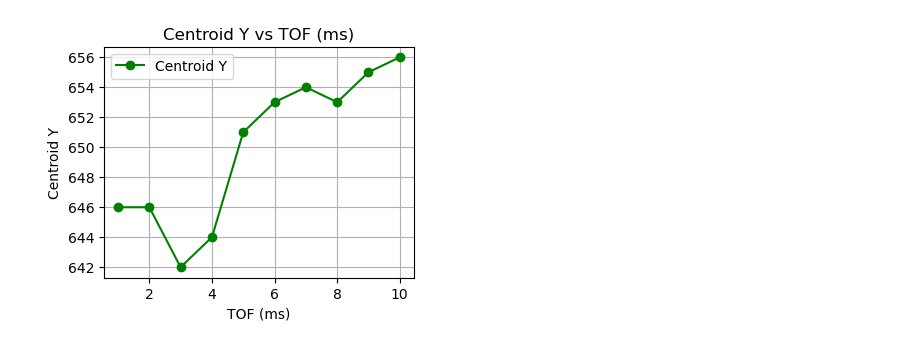
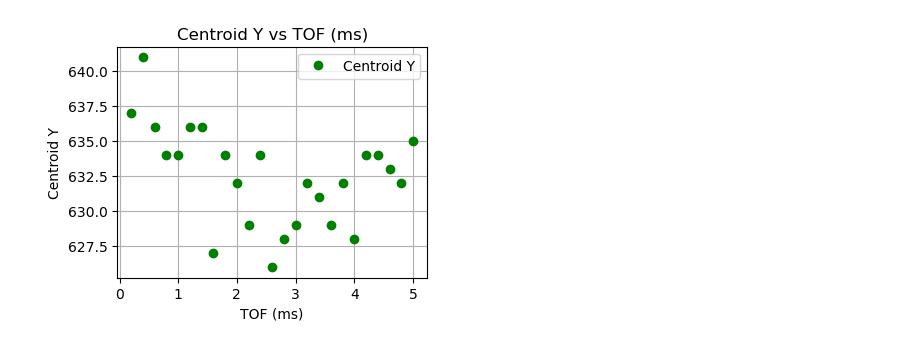
Before and after one commit to harrykendell/ARTIQ, a Jupyter notebook: analysis/plotting_data_post_analysis.ipynb, the cells around one changed output. Cells and saved outputs as stored; diff of their text form; code cells hidden in the pictures.

Commit message:
Plotting working fine, temp fitting has to be modified

```diff
--- a/analysis/plotting_data_post_analysis.ipynb
+++ b/analysis/plotting_data_post_analysis.ipynb
@@ -119,25 +134,35 @@ File 1: ../results/2025-07-10/19/000006558-AbsorptionImageExpFrag.h5
 # %%
+
+
+#example of the data structure in the file
 all = [
-"ndscan.rid_6558.analysis_results",
-"ndscan.rid_6558.annotations",
-"ndscan.rid_6558.axes",
-"ndscan.rid_6558.channels",
-"ndscan.rid_6558.completed",
-"ndscan.rid_6558.fragment_fqn",
-"ndscan.rid_6558.ndscan_schema_revision",
-"ndscan.rid_6558.online_analyses",
-"ndscan.rid_6558.points.axis_0",
-"ndscan.rid_6558.points.channel_atom_number",
-"ndscan.rid_6558.points.channel_info",
-"ndscan.rid_6558.seed",
-"ndscan.rid_6558.source_id",
+"ndscan.rid_6597.analysis_results",
+"ndscan.rid_6597.annotations",
+"ndscan.rid_6597.axes",
+"ndscan.rid_6597.channels",
+"ndscan.rid_6597.completed",
+"ndscan.rid_6597.fragment_fqn",
+"ndscan.rid_6597.ndscan_schema_revision",
+"ndscan.rid_6597.online_analyses",
+"ndscan.rid_6597.points.axis_0",
+"ndscan.rid_6597.points.channel_atom_number",
+"ndscan.rid_6597.points.channel_info",
+"ndscan.rid_6597.seed",
+"ndscan.rid_6597.source_id",
 ]
 
 
 # Extracting the values and the units from the files
 f1 = h5py.File(files_directory[0], "r")
-a = f1["datasets"]["ndscan.rid_6558.points.channel_info"][()]
+print(f1)
+#extract file name and run number from the file path
 
+file_name = os.path.basename(files_directory[0])
+run_number = int(file_name.split("-")[0])
+c="ndscan.rid_"+str(run_number)+".points.channel_info"
+d="ndscan.rid_"+str(run_number)+".points.axis_0"
+
+a= f1["datasets"][c][()]
 
 peakx = []
 peaky = []
@@ -159,6 +184,7 @@ for i in range(a.shape[0]):
     if isinstance(a[i], bytes):
         decoded = a[i].decode("utf-8")
         lines = decoded.split("\n")
+
     else:
         lines = a[i]
 
@@ -223,62 +249,62 @@ for i in range(a.shape[0]):
                             z0.append(value)
 
 # plot the atom number vs the scan parameter(TOF)
-def plot_atom_number_vs_scan_param(atom_number, scan_param):
+def plot_atom_number_vs_scan_param(atom_number, scan_param, d):
     """
     Plot atom number vs scan parameter from the given HDF5 file.
     """
-    scan_params = f1["datasets"]["ndscan.rid_6558.points.axis_0"][()]
+    scan_params = f1["datasets"][d][()]
 
     plt.figure(figsize=(4, 3))
-    plt.plot(scan_params*1e3, atom_number, marker='o', linestyle='-', color='b')
+    plt.plot(scan_params*1e3, atom_number, marker='o', linestyle='none', color='b')
     plt.xlabel(scan_param)
     plt.ylabel("Atom Number")
     plt.title("Atom Number vs " + scan_param)
     plt.grid()
     plt.show()
-plot_atom_number_vs_scan_param(atom_number, "TOF (ms)")
+plot_atom_number_vs_scan_param(atom_number, "TOF (ms)",d)
 
 
 # plot the diameterx vs the scan parameter(TOF)
-def plot_diameterx_vs_scan_param(diameterx, scan_param):
+def plot_diameterx_vs_scan_param(diameterx, scan_param, d):
     """
     Plot diameterx vs scan parameter from the given HDF5 file.
     """
-    scan_params = f1["datasets"]["ndscan.rid_6558.points.axis_0"][()]
+    scan_params = f1["datasets"][d][()]
 
     plt.figure(figsize=(4, 3))
-    plt.plot(scan_params*1e3, diameterx, marker='o', linestyle='-', color='r')
+    plt.plot(scan_params*1e3, diameterx, marker='o', linestyle='none', color='r')
     plt.xlabel(scan_param)
     plt.ylabel("Diameter X")
     plt.title("Diameter X vs " + scan_param)
     plt.grid()
     plt.show()
-plot_diameterx_vs_scan_param(sx, "TOF (ms)")
+plot_diameterx_vs_scan_param(sx, "TOF (ms)", d)
 
-def plot_diametery_vs_scan_param(diametery, scan_param):
+def plot_diametery_vs_scan_param(diametery, scan_param, d):
     """
     Plot diametery vs scan parameter from the given HDF5 file.
     """
-    scan_params = f1["datasets"]["ndscan.rid_6558.points.axis_0"][()]
+    scan_params = f1["datasets"][d][()]
 
     plt.figure(figsize=(4, 3))
-    plt.plot(scan_params*1e3, diametery, marker='o', linestyle='-', color='g')
+    plt.plot(scan_params*1e3, diametery, marker='o', linestyle='none', color='g')
     plt.xlabel(scan_param)
     plt.ylabel("Diameter Y")
     plt.title("Diameter Y vs " + scan_param)
     plt.grid()
     plt.show()
-plot_diametery_vs_scan_param(sy, "TOF (ms)")
+plot_diametery_vs_scan_param(sy, "TOF (ms)", d)
 
 
-def plot_centroid_vs_scan_param(centroidx, scan_param):
+def plot_centroid_vs_scan_param(centroidx, scan_param, d):
     """
     Plot centroid vs scan parameter from the given HDF5 file.
     """
-    scan_params = f1["datasets"]["ndscan.rid_6558.points.axis_0"][()]
+    scan_params = f1["datasets"][d][()]
 
     plt.figure(figsize=(4, 3))
-    plt.plot(scan_params*1e3, centroidx, marker='o', linestyle='-', color='b', label='Centroid X')
+    plt.plot(scan_params*1e3, centroidx, marker='o', linestyle='none', color='b', label='Centroid X')
     plt.xlabel(scan_param)
     plt.ylabel("Centroid")
     plt.title("Centroid vs " + scan_param)
@@ -286,32 +312,32 @@ def plot_centroid_vs_scan_param(centroidx, scan_param):
     plt.grid()
     plt.show()
 
-plot_centroid_vs_scan_param(centroidx, "TOF (ms)")
+plot_centroid_vs_scan_param(centroidx, "TOF (ms)", d)
 
-def plot_centroidy_vs_scan_param(centroidy, scan_param):
+def plot_centroidy_vs_scan_param(centroidy, scan_param, d):
     """
     Plot centroidy vs scan parameter from the given HDF5 file.
     """
-    scan_params = f1["datasets"]["ndscan.rid_6558.points.axis_0"][()]
+    scan_params = f1["datasets"][d][()]
 
     plt.figure(figsize=(4, 3))
-    plt.plot(scan_params*1e3, centroidy, marker='o', linestyle='-', color='g', label='Centroid Y')
+    plt.plot(scan_params*1e3, centroidy, marker='o', linestyle='none', color='g', label='Centroid Y')
     plt.xlabel(scan_param)
     plt.ylabel("Centroid Y")
     plt.title("Centroid Y vs " + scan_param)
     plt.legend()
     plt.grid()
     plt.show()
-plot_centroidy_vs_scan_param(centroidy, "TOF (ms)")
+plot_centroidy_vs_scan_param(centroidy, "TOF (ms)", d)
 
-def plot_peak_vs_scan_param(peakx, scan_param):
+def plot_peak_vs_scan_param(peakx, scan_param, d):
     """
     Plot peak vs scan parameter from the given HDF5 file.
     """
-    scan_params = f1["datasets"]["ndscan.rid_6558.points.axis_0"][()]
+    scan_params = f1["datasets"][d][()]
 
     plt.figure(figsize=(4, 3))
-    plt.plot(scan_params*1e3, peakx, marker='o', linestyle='-', color='m', label='Peak X')
+    plt.plot(scan_params*1e3, peakx, marker='o', linestyle='none', color='m', label='Peak X')
     plt.xlabel(scan_param)
     plt.ylabel("Peak")
     plt.title("Peak vs " + scan_param)
@@ -319,26 +345,26 @@ def plot_peak_vs_scan_param(peakx, scan_param):
     plt.grid()
     plt.show()
 
-plot_peak_vs_scan_param(peakx, "TOF (ms)")
+plot_peak_vs_scan_param(peakx, "TOF (ms)", d)
 
-def plot_peaky_vs_scan_param(peaky, scan_param):
+def plot_peaky_vs_scan_param(peaky, scan_param, d):
 
     """
     Plot peaky vs scan parameter from the given HDF5 file.
     """
-    scan_params = f1["datasets"]["ndscan.rid_6558.points.axis_0"][()]
+    scan_params = f1["datasets"][d][()]
 
     plt.figure(figsize=(4, 3))
-    plt.plot(scan_params*1e3, peaky, marker='o', linestyle='-', color='c', label='Peak Y')
+    plt.plot(scan_params*1e3, peaky, marker='o', linestyle='none', color='c', label='Peak Y')
     plt.xlabel(scan_param)
     plt.ylabel("Peak Y")
     plt.title("Peak Y vs " + scan_param)
     plt.legend()
     plt.grid()
     plt.show()
-plot_peaky_vs_scan_param(peaky, "TOF (ms)")
+plot_peaky_vs_scan_param(peaky, "TOF (ms)", d)
 
-def plot_centroid_position(centroidx, centroidy):
+def plot_centroid_position(centroidx, centroidy, d):
     """
     Plot centroid position from the given HDF5 file.
     """
@@ -357 +384 @@ def plot_centroid_position(centroidx, centroidy):
-[figure, old version]
+[figure, new version]
```
Also changed, not shown: parts of 2 cells of this notebook, 4 other files.
